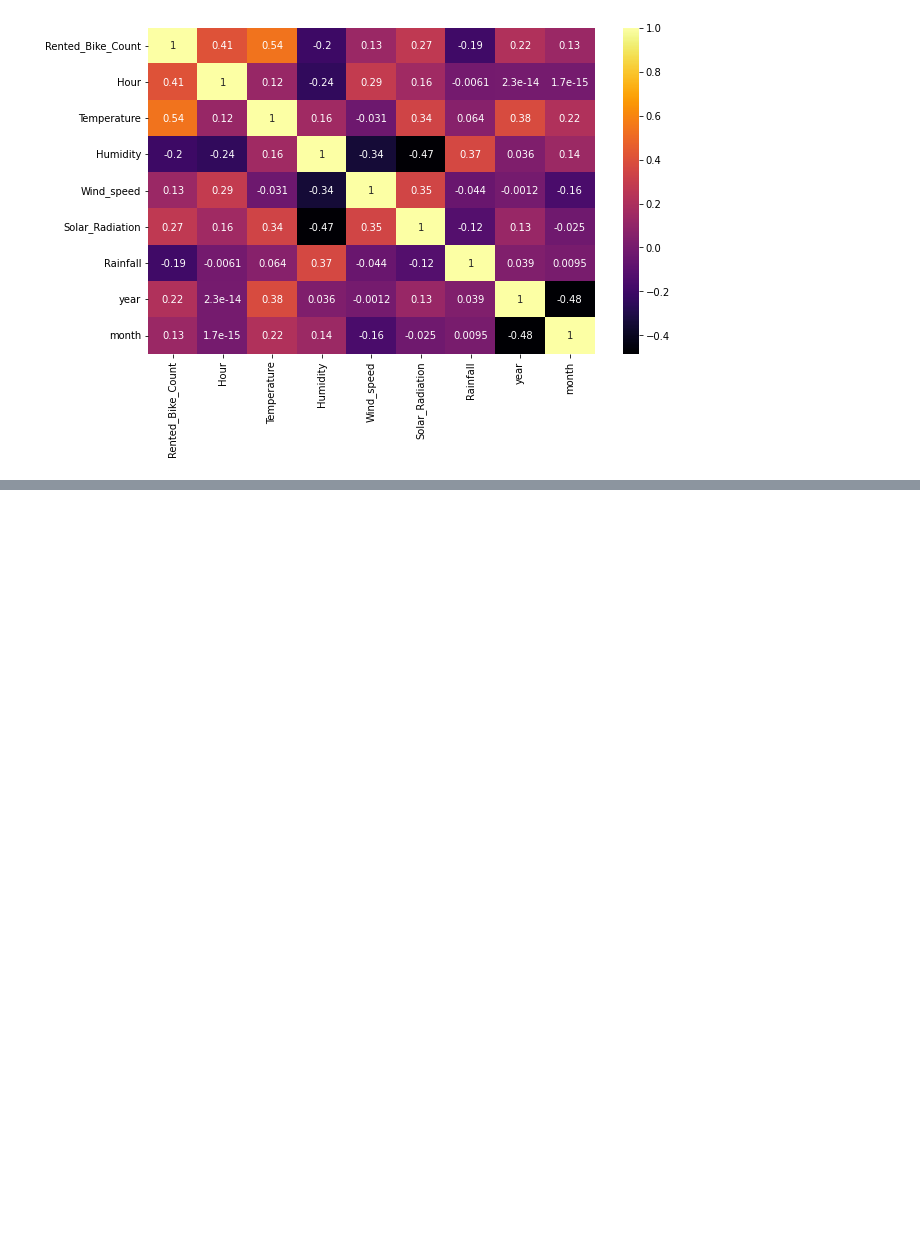
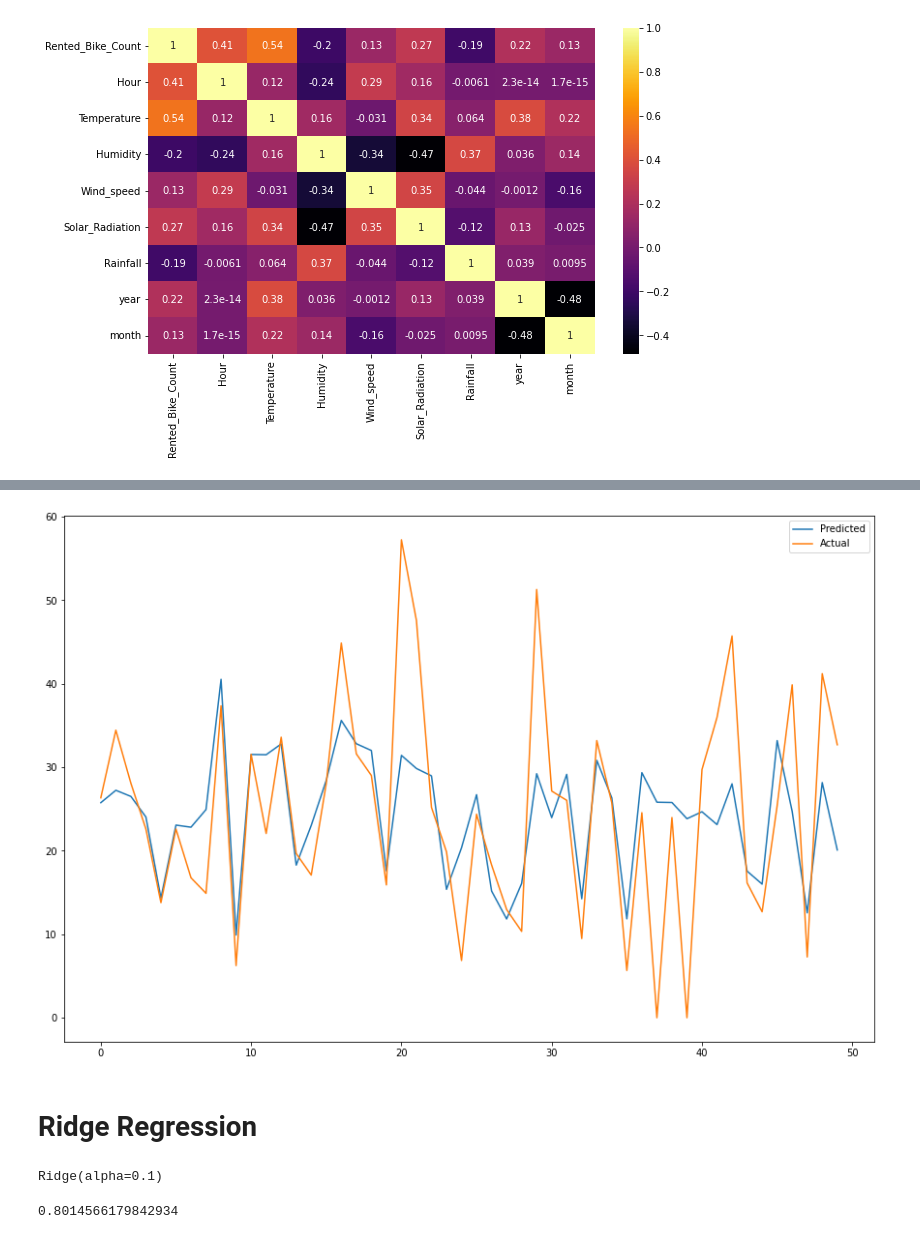
Before and after one commit to shahfaissalDharwad/Seoul-Bike-Sharing-Demand-Prediction-linear-regression-, a Jupyter notebook: Bike_Sharing_Demand_Prediction_Capstone_Project2.ipynb, the cells around one changed output, grey strips where cells are left out. Saved outputs shown, nothing was run; the diff lists cells and outputs as text; code cells hidden in the pictures; blank space fills up the shorter version.

```diff
--- a/Bike_Sharing_Demand_Prediction_Capstone_Project2.ipynb
+++ b/Bike_Sharing_Demand_Prediction_Capstone_Project2.ipynb
@@ -610,0 +912,11 @@ sns.heatmap(dataset.corr(),cmap='inferno',annot=True)
+# %%
+#Plot the figure
+plt.figure(figsize=(15,10))
+plt.plot(np.array(y_pred_test_lasso[0:50]))
+plt.plot(np.array((y_test[0:50])))
+plt.legend(["Predicted","Actual"])
+plt.show()
+# %% [output]
+[figure, added]
+# %% [markdown]
+# Ridge Regression
@@ -610,0 +927,9 @@ sns.heatmap(dataset.corr(),cmap='inferno',annot=True)
+# %%
+ridge.fit(X_train,y_train)
+# %% [output]
+Ridge(alpha=0.1)
+# %%
+#check the score
+ridge.score(X_train, y_train)
+# %% [output]
+0.8014566179842934
```
Also changed, not shown: parts of 33 cells of this notebook.
